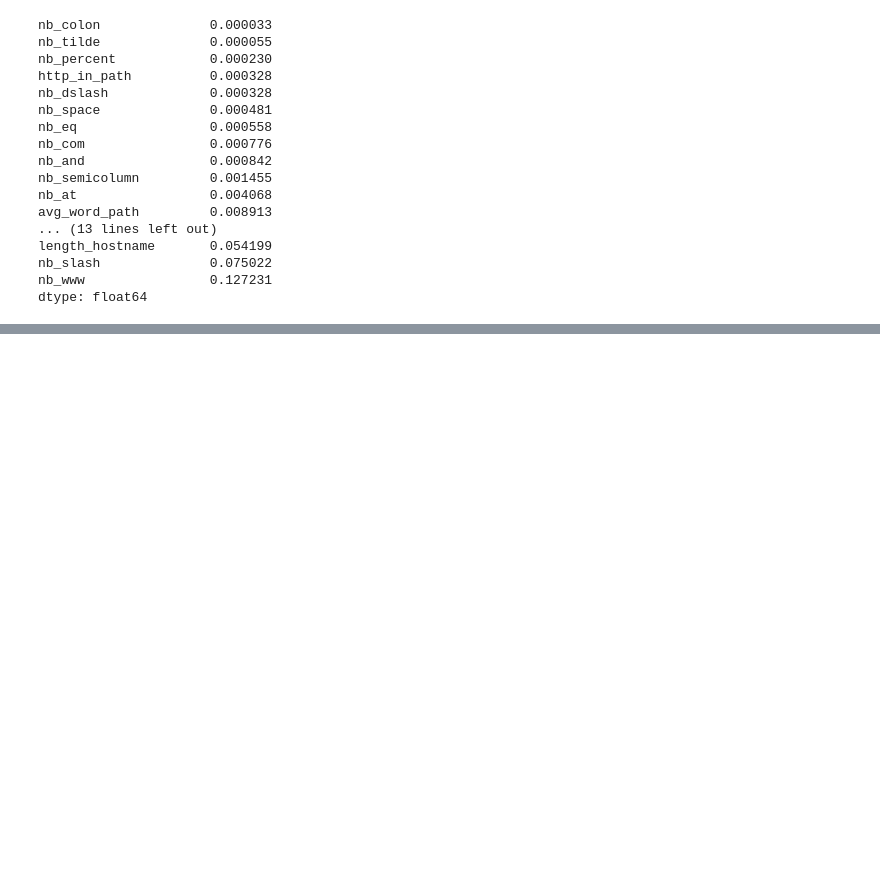
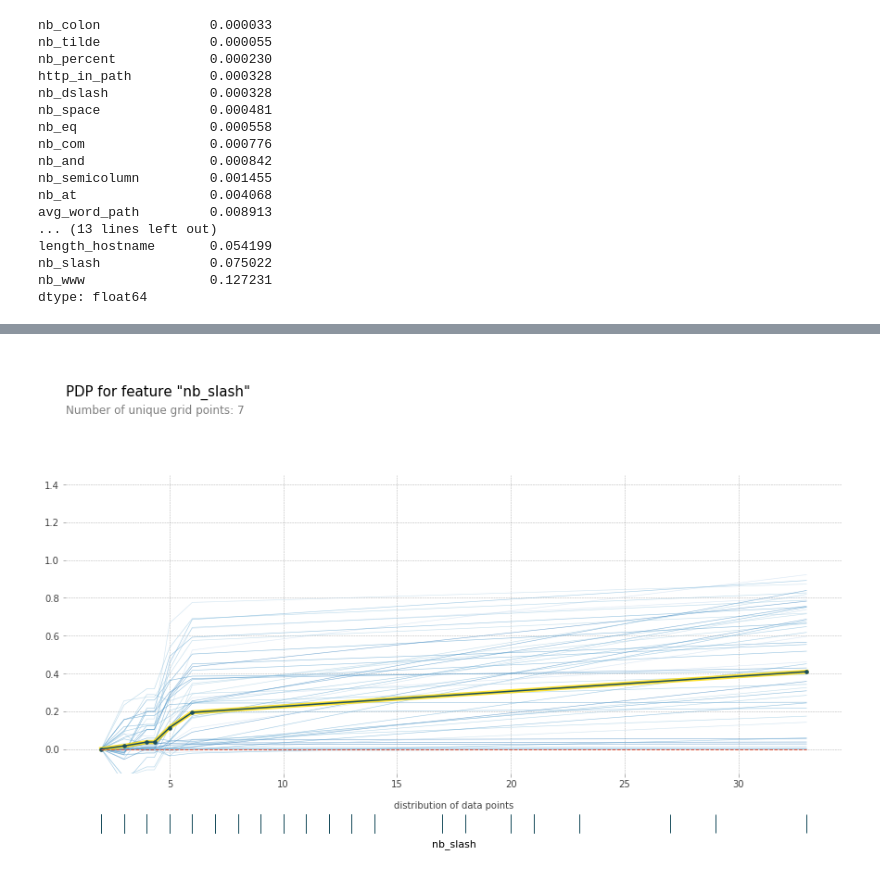
Before and after one commit to RotBeer/AI_Project, a Jupyter notebook: AI_15_엄성호_Section2.ipynb, the cells around one changed output, grey strips where cells are left out. Drawn from its saved outputs; the diff is of its cells as text; code cells hidden in the pictures; blank space fills up the shorter version.

```diff
--- a/AI_15_엄성호_Section2.ipynb
+++ b/AI_15_엄성호_Section2.ipynb
@@ -409,0 +419,21 @@ ModuleNotFoundError: No module named 'pdpbox'
+# %%
+target_feature = "nb_slash"
+
+isolated = pdp_isolate(
+    model=randomized_search,
+    dataset=X_train,
+    model_features=X_train.columns,
+    feature=target_feature,
+    grid_type="percentile",  # default = 'percentile', or 'equal'
+    num_grid_points=10,  # default = 10
+)
+fig, ax = pdp_plot(isolated,
+    feature_name=target_feature,
+    plot_lines=True,  # ICE plots
+    frac_to_plot=50,  # float type을 입력하면 전체 데이터 갯수 중 plotting할 데이터 수의 비율이 됩니다. int type을 입력하면 데이터의 수가 됩니다.
+    plot_pts_dist=True,)
+
+fig.set_facecolor('white')
+plt.show()
+# %% [output]
+[figure, added]
```
Also changed, not shown: parts of 10 cells of this notebook, 3 other files.
